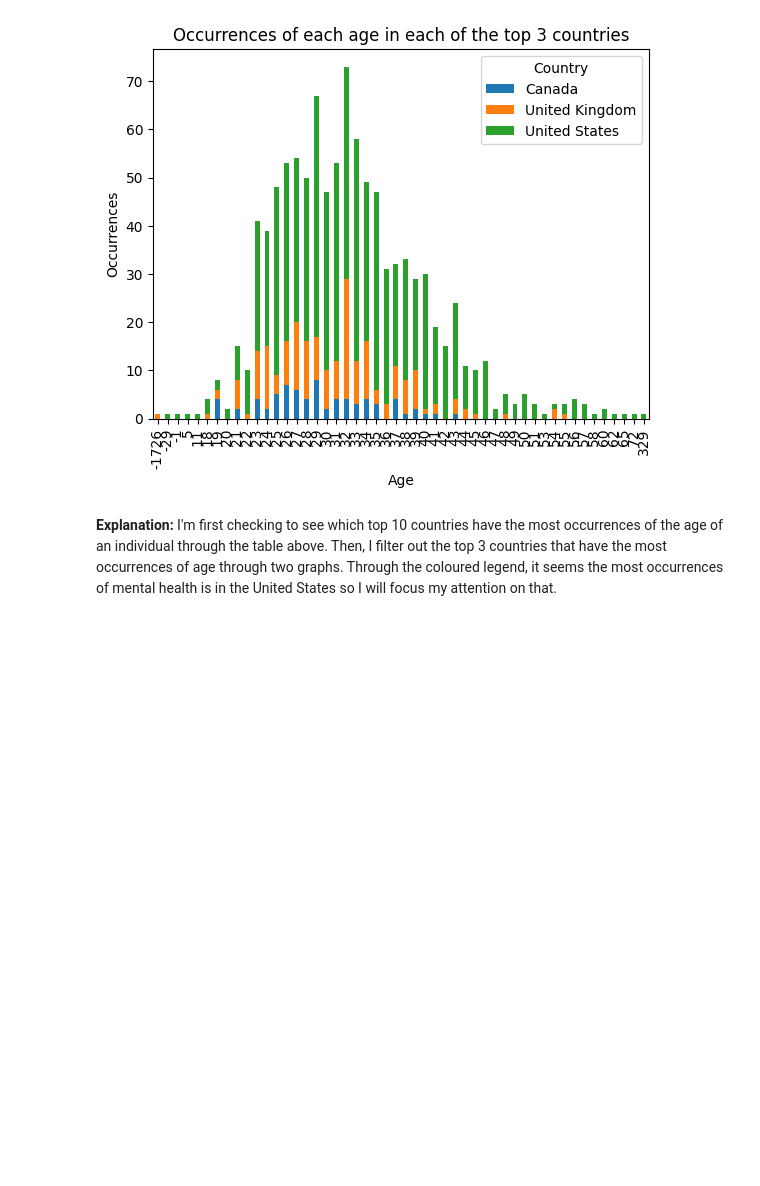
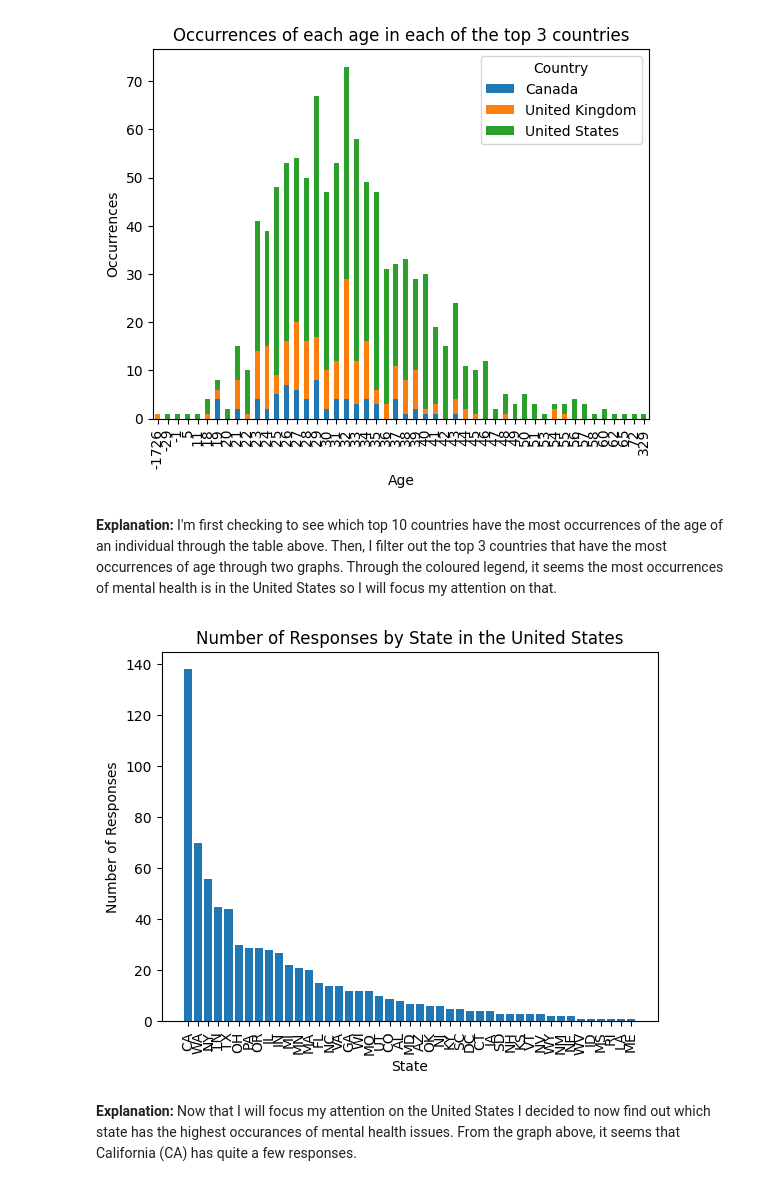
Before and after one commit to ubco-W2022T2-data301/project-group-group-49, a Jupyter notebook: analysis/analysis1.ipynb, the cells around one changed output. Drawn from its saved outputs; the diff is of its cells as text; code cells hidden in the pictures; blank space fills up the shorter version.

```diff
--- a/analysis/analysis1.ipynb
+++ b/analysis/analysis1.ipynb
@@ -16,7 +24,7 @@ If need be, I could also focus on the gender of the individuals if there is not
 import pandas as pd
 import matplotlib.pyplot as plt
 import numpy as np
-df = pd.read_csv("..\data\mental health in tech.csv")
+df = pd.read_csv("..\data\\raw\mental health in tech.csv")
 
 # Just print the first 9 rows of the dataset
 df.head(9)
@@ -131,3 +117,25 @@ plt.show()
 [figure]
 # %% [markdown]
 **Explanation:** I'm first checking to see which top 10 countries have the most occurrences of the age of an individual through the table above. Then, I filter out the top 3 countries that have the most occurrences of age through two graphs. Through the coloured legend, it seems the most occurrences of mental health is in the United States so I will focus my attention on that.
+# %%
+# Filter the data to only include responses from the United States
+us_df = df[df['Country'] == 'United States']
+
+# Count the number of responses for each state
+state_counts = us_df['state'].value_counts()
+
+# Sort the states by the number of responses in descending order
+state_counts = state_counts.sort_values(ascending=False)
+
+# Create a bar plot
+plt.bar(state_counts.index, state_counts.values)
+plt.title('Number of Responses by State in the United States')
+plt.xlabel('State')
+plt.ylabel('Number of Responses')
+
+plt.xticks(rotation=90)
+plt.show()
+# %% [output]
+[figure, added]
+# %% [markdown]
+**Explanation:** Now that I will focus my attention on the United States I decided to now find out which state has the highest occurances of mental health issues. From the graph above, it seems that California (CA) has quite a few responses.
```
Also changed, not shown: parts of 3 cells of this notebook.
